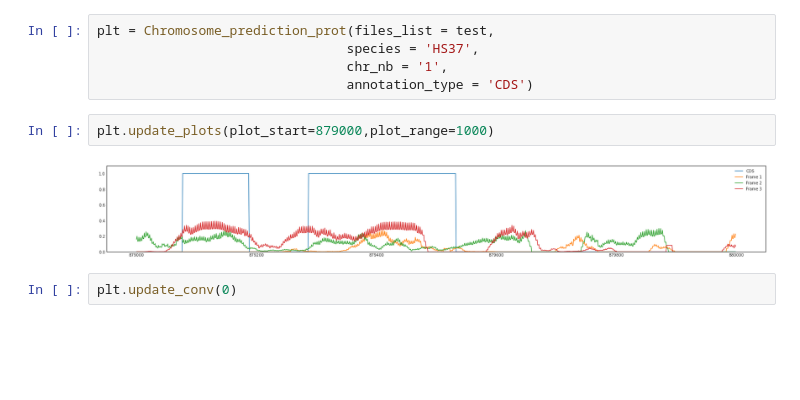
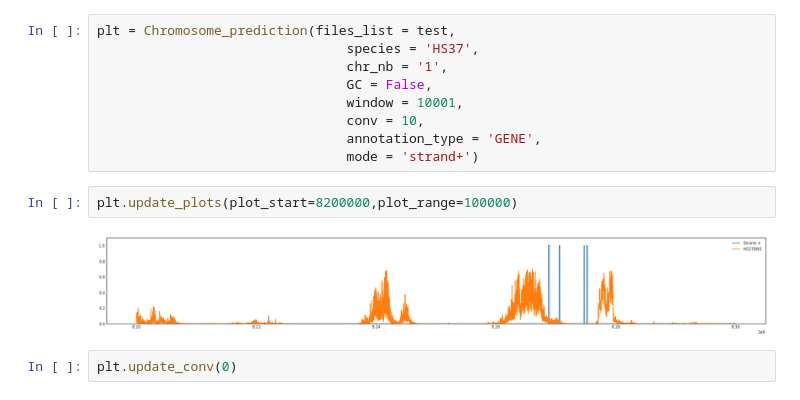
Before and after one commit to Lou-Duron/DeepCNN_annotation-MNHN, a Jupyter notebook: Prediction_analysis.ipynb, the cells around one changed output. Drawn from its saved outputs; the diff is of its cells as text; blank space fills up the shorter version.

```diff
--- a/Prediction_analysis.ipynb
+++ b/Prediction_analysis.ipynb
@@ -9,11 +13,15 @@ test = ['test.npy']
 # %%
-plt = Chromosome_prediction_prot(files_list = test,
+plt = Chromosome_prediction(files_list = test,
                                 species = 'HS37',
                                 chr_nb = '1',
-                                annotation_type = 'CDS')
+                                GC = False,
+                                window = 10001,
+                                conv = 10,
+                                annotation_type = 'GENE',
+                                mode = 'strand+')
 # %%
-plt.update_plots(plot_start=879000,plot_range=1000)
+plt.update_plots(plot_start=8200000,plot_range=100000)
 # %% [output]
-[figure, old version]
+[figure, new version]
 # %%
 plt.update_conv(0)
```
Also changed, not shown: parts of 3 cells of this notebook, 13 other files.
